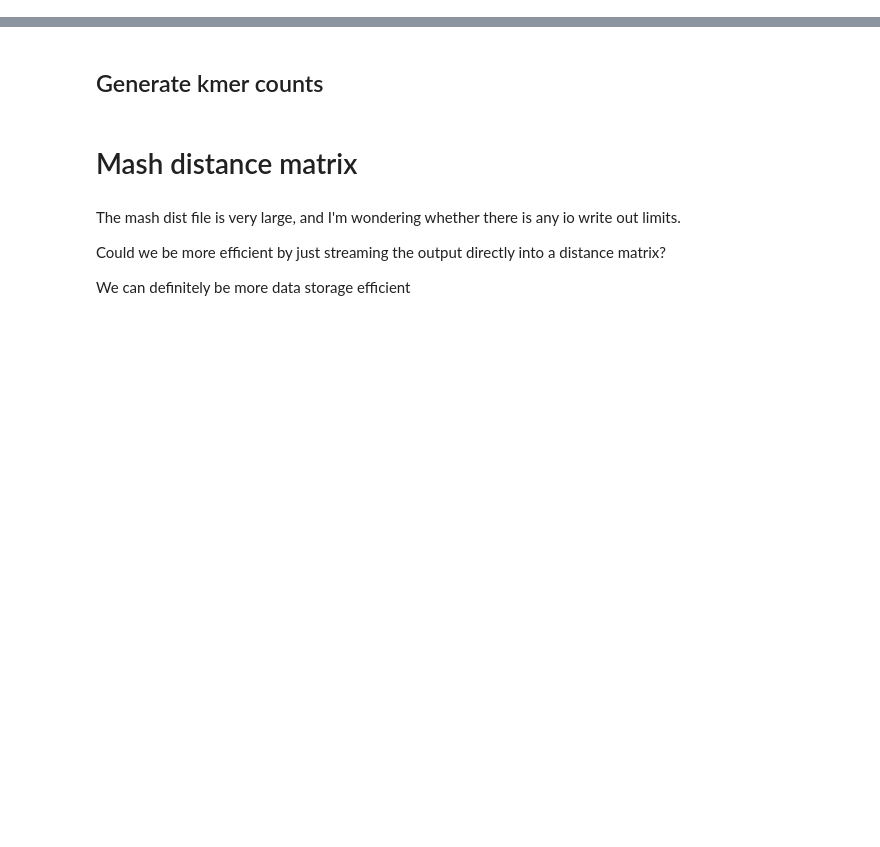
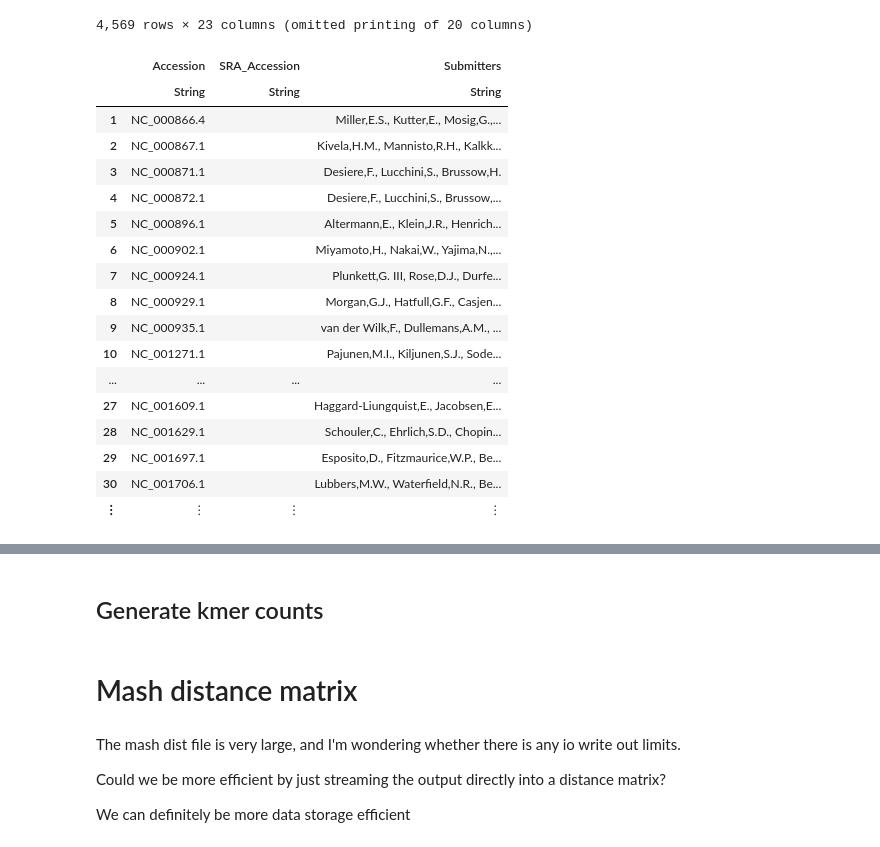
Before and after one commit to cjprybol/Mycelia, a Jupyter notebook: notebooks/2021-11-13-phylogenetic-determination.ipynb, the cells around one changed output, grey strips where cells are left out. Cells and saved outputs as stored; diff of their text form; code cells hidden in the pictures; blank space fills up the shorter version.

```diff
--- a/notebooks/2021-11-13-phylogenetic-determination.ipynb
+++ b/notebooks/2021-11-13-phylogenetic-determination.ipynb
@@ -51,4 +56,26 @@ MYCELIA_METADATA = joinpath(Pkg.dir("Mycelia"), "metadata")
 # %%
 # https://www.ncbi.nlm.nih.gov/labs/virus/vssi/#/virus?SeqType_s=Nucleotide&VirusLineage_ss=Bacteriophage,%20all%20taxids&Completeness_s=complete
 entity_metadata = DataFrames.DataFrame(uCSV.read("$(MYCELIA_METADATA)/2021-11-13-ncbi-complete-bacteriophage.csv", header=1, quotes='"')...)
-show(entity_metadata)
+entity_metadata = entity_metadata[entity_metadata[!, "Nuc_Completeness"] .== "complete", :]
+entity_metadata = entity_metadata[entity_metadata[!, "Sequence_Type"] .== "RefSeq", :]
+sort!(entity_metadata, "Accession")
+# %% [output]
+4,569 rows × 23 columns (omitted printing of 20 columns)
+|  | Accession | SRA_Accession | Submitters |
+|  | String | String | String |
+| 1 | NC_000866.4 |  | Miller,E.S., Kutter,E., Mosig,G.,... |
+| 2 | NC_000867.1 |  | Kivela,H.M., Mannisto,R.H., Kalkk... |
+| 3 | NC_000871.1 |  | Desiere,F., Lucchini,S., Brussow,H. |
+| 4 | NC_000872.1 |  | Desiere,F., Lucchini,S., Brussow,... |
+| 5 | NC_000896.1 |  | Altermann,E., Klein,J.R., Henrich... |
+| 6 | NC_000902.1 |  | Miyamoto,H., Nakai,W., Yajima,N.,... |
+| 7 | NC_000924.1 |  | Plunkett,G. III, Rose,D.J., Durfe... |
+| 8 | NC_000929.1 |  | Morgan,G.J., Hatfull,G.F., Casjen... |
+| 9 | NC_000935.1 |  | van der Wilk,F., Dullemans,A.M., ... |
+| 10 | NC_001271.1 |  | Pajunen,M.I., Kiljunen,S.J., Sode... |
+| ... | ... | ... | ... |
+| 27 | NC_001609.1 |  | Haggard-Liungquist,E., Jacobsen,E... |
+| 28 | NC_001629.1 |  | Schouler,C., Ehrlich,S.D., Chopin... |
+| 29 | NC_001697.1 |  | Esposito,D., Fitzmaurice,W.P., Be... |
+| 30 | NC_001706.1 |  | Lubbers,M.W., Waterfield,N.R., Be... |
+| ⋮ | ⋮ | ⋮ | ⋮ |
```
Also changed, not shown: parts of 19 cells of this notebook, 1 other file.
